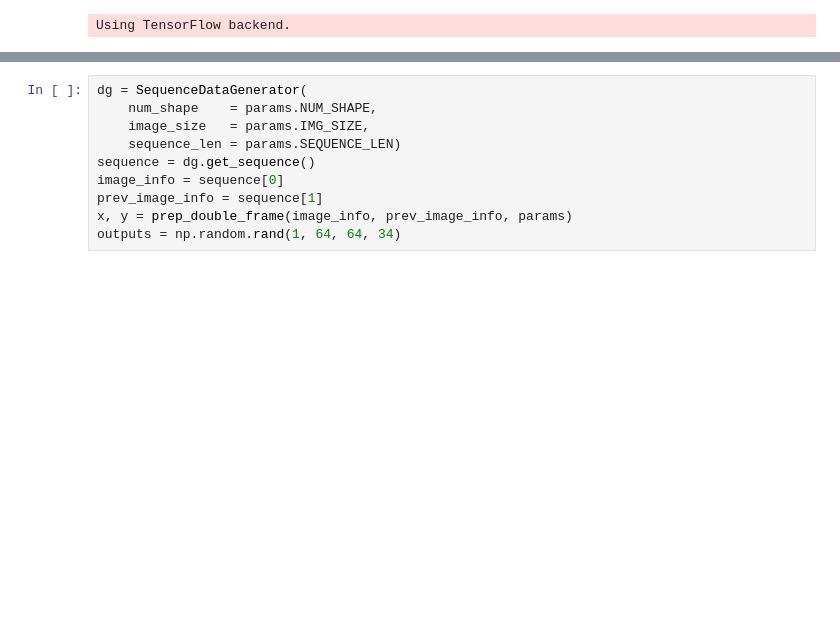
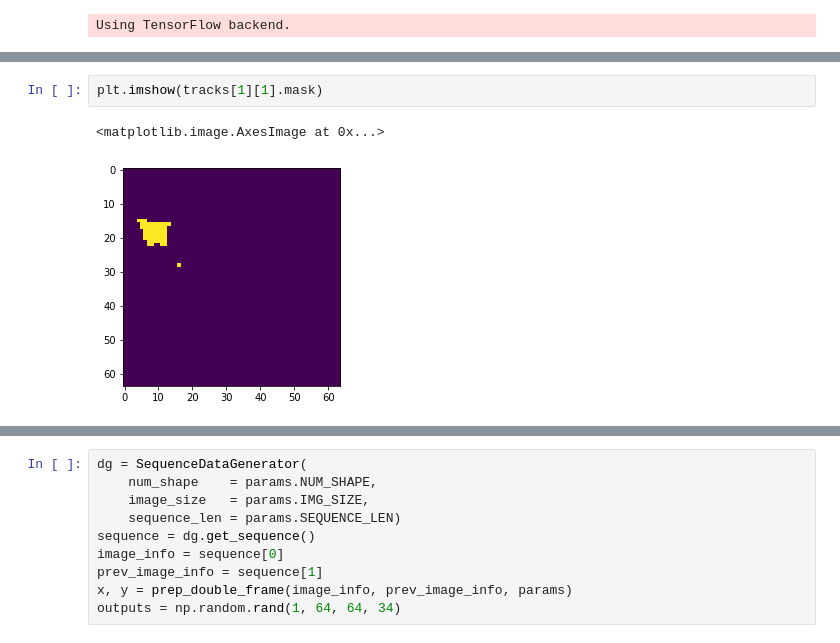
Before and after one commit to yanfengliu/embedding_tracking, a Jupyter notebook: NB-keras-main.ipynb, the cells around one changed output, grey strips where cells are left out. Cells and saved outputs as stored; diff of their text form; blank space fills up the shorter version.

```diff
--- a/NB-keras-main.ipynb
+++ b/NB-keras-main.ipynb
@@ -52,0 +119,5 @@ WARNING:tensorflow:From C:\Users\yliu60\AppData\Local\Continuum\anaconda3\lib\si
+# %%
+plt.imshow(tracks[1][1].mask)
+# %% [output]
+<matplotlib.image.AxesImage at 0x...>
+[figure, added]
```
Also changed, not shown: parts of 20 cells of this notebook, 3 other files.
